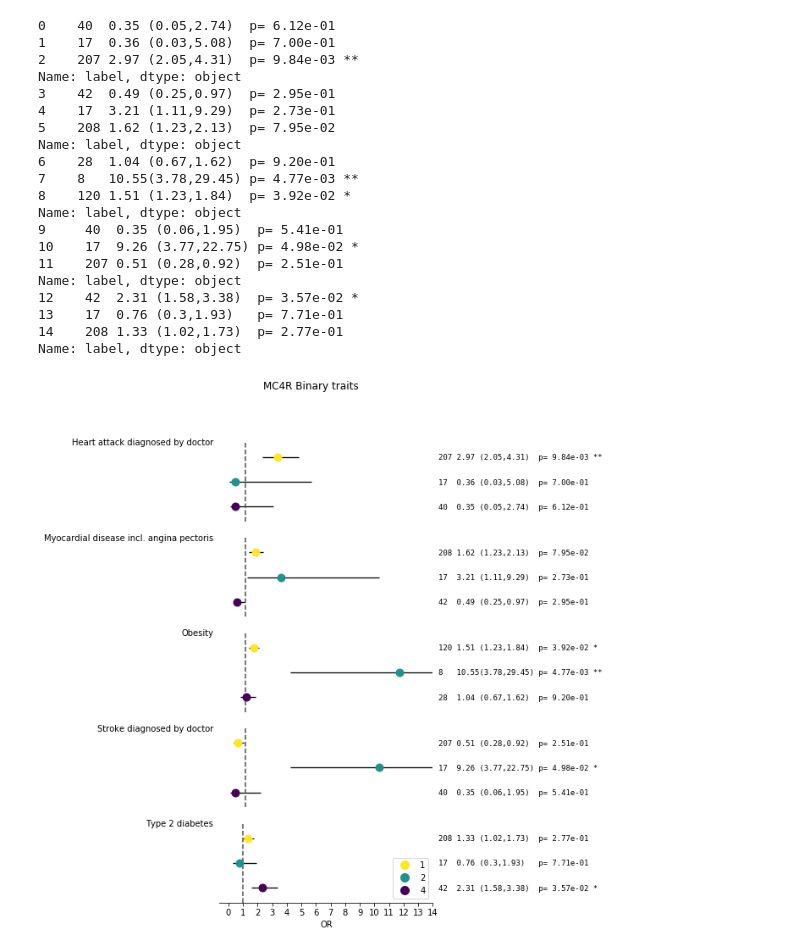
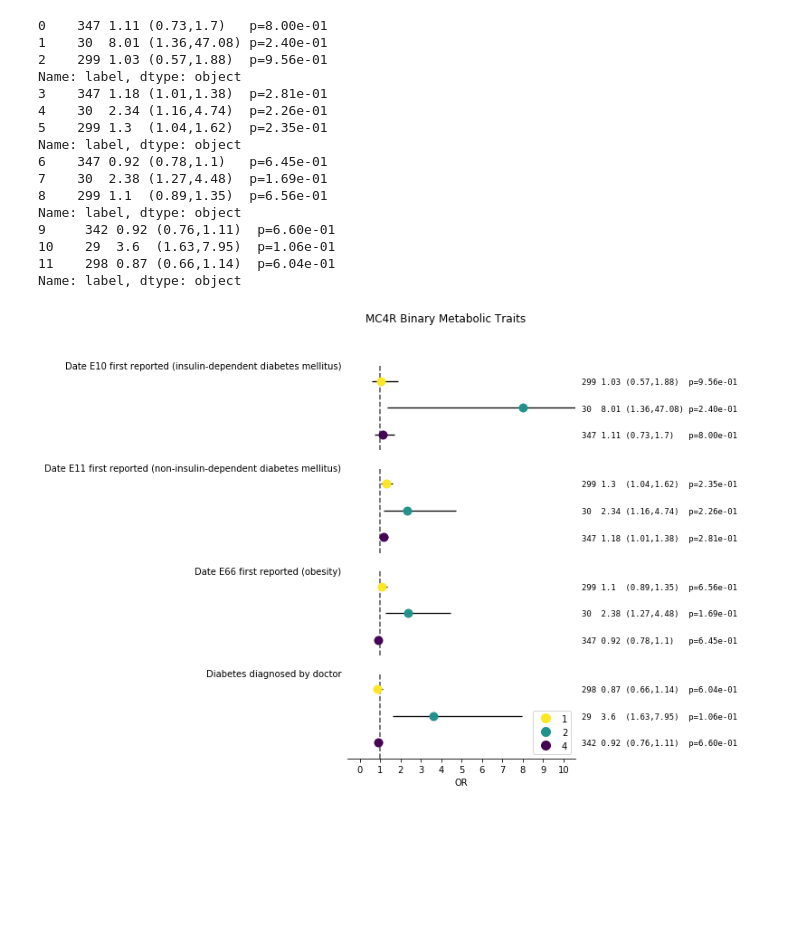
Before and after one commit to HauserGroup/gogoGPCR, a Jupyter notebook: notebooks/4_process_results.ipynb, the cells around one changed output. Drawn from its saved outputs; the diff is of its cells as text; code cells hidden in the pictures; blank space fills up the shorter version.

Commit message:
added QT plot

```diff
--- a/notebooks/4_process_results.ipynb
+++ b/notebooks/4_process_results.ipynb
@@ -16,7 +18,7 @@ import results
 # %%
 # Flags
 GENE = "MC4R"
-TRAIT = "BT"
+TRAIT = "QT"
 PHENOTYPE = "metabolic"
 # %%
 # sc = pyspark.SparkContext()
@@ -24,8 +26,8 @@ PHENOTYPE = "metabolic"
 # %%
 # Results files
 files = [
-    f"file:/mnt/project/Data/results/{PHENOTYPE}.{TRAIT}/{file}"
-    for file in os.listdir(f"/mnt/project/Data/results/{PHENOTYPE}.{TRAIT}")
+    f"file:/mnt/project/Data/results/{PHENOTYPE}.{TRAIT}.{GENE}/{file}"
+    for file in os.listdir(f"/mnt/project/Data/results/{PHENOTYPE}.{TRAIT}.{GENE}")
     if file.endswith(".regenie")
 ]
 
@@ -84,12 +66,12 @@ df.loc[:, "GENE"] = df.ID.apply(lambda x: x.split(".")[0])
 df.loc[:, "MASK"] = df.ALLELE1.apply(lambda x: x.split(".", maxsplit=2)[0])
 df.loc[:, "AAF"] = df.ALLELE1.apply(lambda x: x.split(".", maxsplit=1)[-1])
 # df.loc[:,"MASK2"] = df.MASK + "." + df.AAF
-df.loc[:, "FILE"] = df.SOURCE.apply(
-    lambda x: x.split("/")[-1].split("\.")[0].split("_", maxsplit=4)[2:]
-)
+#df.loc[:, "FILE"] = df.SOURCE.apply(
+#    lambda x: x.split("/")[-1].split("\.")[0].split("_", maxsplit=4)[2:]
+#)
 df.loc[:, "TRAIT"] = TRAIT  # df.FILE.apply(lambda x: x[0])
-df.loc[:, "PHENO"] = df.FILE.apply(lambda x: x[-1].split(".")[0])
-df = df.drop(["ID", "ALLELE0", "ALLELE1", "EXTRA", "SOURCE", "FILE", "TEST"], axis=1)
+df.loc[:, "PHENO"] = df.SOURCE.apply(lambda x: x.split("_")[-1].split(".")[0])
+df = df.drop(["ID", "ALLELE0", "ALLELE1", "EXTRA", "SOURCE", "TEST"], axis=1)
 
 # Sanity check
 df.head()
@@ -155,5 +124,5 @@ array(['Date E66 first reported (obesity)',
 # %%
-phenos_to_remove = ["Date I10 first reported (essential (primary) hypertension)"]
+phenos_to_remove =  []
 
 plt_df = (
     df.loc[(df.GENE == GENE)]
@@ -163,13 +132,13 @@ plt_df = (
     .reset_index()
 )
 
-pmax = 0.1
-OR_max = 20
-interesting = plt_df.groupby("Phenotype").pval.agg("min").le(pmax) & plt_df.groupby(
-    "Phenotype"
-).OR.agg("max").le(OR_max)
-interesting = list(interesting.loc[interesting].index)
-plt_df = plt_df.loc[plt_df.Phenotype.isin(interesting), :]
+#pmax = 0.1
+#OR_max = 20
+#interesting = plt_df.groupby("Phenotype").pval.agg("min").le(pmax) & plt_df.groupby(
+#    "Phenotype"
+#).OR.agg("max").le(OR_max)
+#interesting = list(interesting.loc[interesting].index)
+#plt_df = plt_df.loc[plt_df.Phenotype.isin(interesting), :]
 
 
 plt_df = plt_df.loc[~plt_df.Phenotype.astype(str).isin(phenos_to_remove), :]
@@ -234,7 +203,7 @@ def plot_BT(
         df.loc[:, "N_pos"].astype(str).str.ljust(just["N_pos"])
         + df.loc[:, "OR"].round(2).astype(str).str.ljust(5)
         + df.loc[:, "CI"].str.ljust(just["CI"])
-        + "p= "
+        + "p="
         + df.loc[:, "pval"].apply(lambda p: f"{p:.2e}").str.ljust(4)
         + " "
         + df.loc[:, "pval_stars"].str.ljust(4)
@@ -290,7 +259,7 @@ def plot_BT(
         # ax.set_xlim(0 - fudge, df.OR_up.max() + fudge)
         ax.set_xlim(xlim[0] - fudge, xlim[1] + fudge)
         # ax.set_xticks(np.arange(0, int(df.OR_up.max()) + 2, 1))
-        ax.set_xticks(np.arange(0, 13 + 2, 1))
+        ax.set_xticks(np.arange(xlim[0], xlim[1] + 1, 1))
 
         ax.set_yticklabels(temp.label, fontsize=9, fontdict={"family": "monospace"})
 
@@ -320,49 +289,45 @@ def plot_BT(
         ax0.spines["left"].set_alpha(0)
         ax0.spines["right"].set_alpha(0)
 
         if i != len(phenotypes) - 1:
             ax0.spines["bottom"].set_alpha(0)
             ax.tick_params(bottom=False)
 
         if i == len(phenotypes) - 1:
             ax.set_xlabel("OR")
             ax.tick_params(bottom=True)
             ax.legend(handles=legend_elements[::-1], loc="lower right")
 
     if title:
         fig.suptitle(title)
     plt.subplots_adjust(right=1)
 
     return fig
 
 
-plot = plot_BT(plt_df, title="MC4R Binary traits")
+plot = plot_BT(plt_df, title=f"{GENE} Binary {PHENOTYPE.capitalize()} Traits", xlim = [0,10])
 
 plt.savefig(
-    f"/opt/notebooks/gogoGPCR/tmp/{GENE}_{TRAIT}_new.svg",
+    f"/opt/notebooks/gogoGPCR/tmp/{GENE}.{TRAIT}.svg",
     dpi=600,
     bbox_inches="tight",
     format="svg",
 )
 # %% [output]
-0    40  0.35 (0.05,2.74)  p= 6.12e-01
-1    17  0.36 (0.03,5.08)  p= 7.00e-01
-2    207 2.97 (2.05,4.31)  p= 9.84e-03 **
+0    347 1.11 (0.73,1.7)   p=8.00e-01
+1    30  8.01 (1.36,47.08) p=2.40e-01
+2    299 1.03 (0.57,1.88)  p=9.56e-01
 Name: label, dtype: object
-3    42  0.49 (0.25,0.97)  p= 2.95e-01
-4    17  3.21 (1.11,9.29)  p= 2.73e-01
-5    208 1.62 (1.23,2.13)  p= 7.95e-02
+3    347 1.18 (1.01,1.38)  p=2.81e-01
+4    30  2.34 (1.16,4.74)  p=2.26e-01
+5    299 1.3  (1.04,1.62)  p=2.35e-01
 Name: label, dtype: object
-6    28  1.04 (0.67,1.62)  p= 9.20e-01
-7    8   10.55(3.78,29.45) p= 4.77e-03 **
-8    120 1.51 (1.23,1.84)  p= 3.92e-02 *
+6    347 0.92 (0.78,1.1)   p=6.45e-01
+7    30  2.38 (1.27,4.48)  p=1.69e-01
+8    299 1.1  (0.89,1.35)  p=6.56e-01
 Name: label, dtype: object
-9     40  0.35 (0.06,1.95)  p= 5.41e-01
-10    17  9.26 (3.77,22.75) p= 4.98e-02 *
-11    207 0.51 (0.28,0.92)  p= 2.51e-01
+9     342 0.92 (0.76,1.11)  p=6.60e-01
+10    29  3.6  (1.63,7.95)  p=1.06e-01
+11    298 0.87 (0.66,1.14)  p=6.04e-01
 Name: label, dtype: object
-12    42  2.31 (1.58,3.38)  p= 3.57e-02 *
-13    17  0.76 (0.3,1.93)   p= 7.71e-01
-14    208 1.33 (1.02,1.73)  p= 2.77e-01
-Name: label, dtype: object
-[figure, old version]
+[figure, new version]
```
Also changed, not shown: parts of 8 cells of this notebook, 4 other files.
